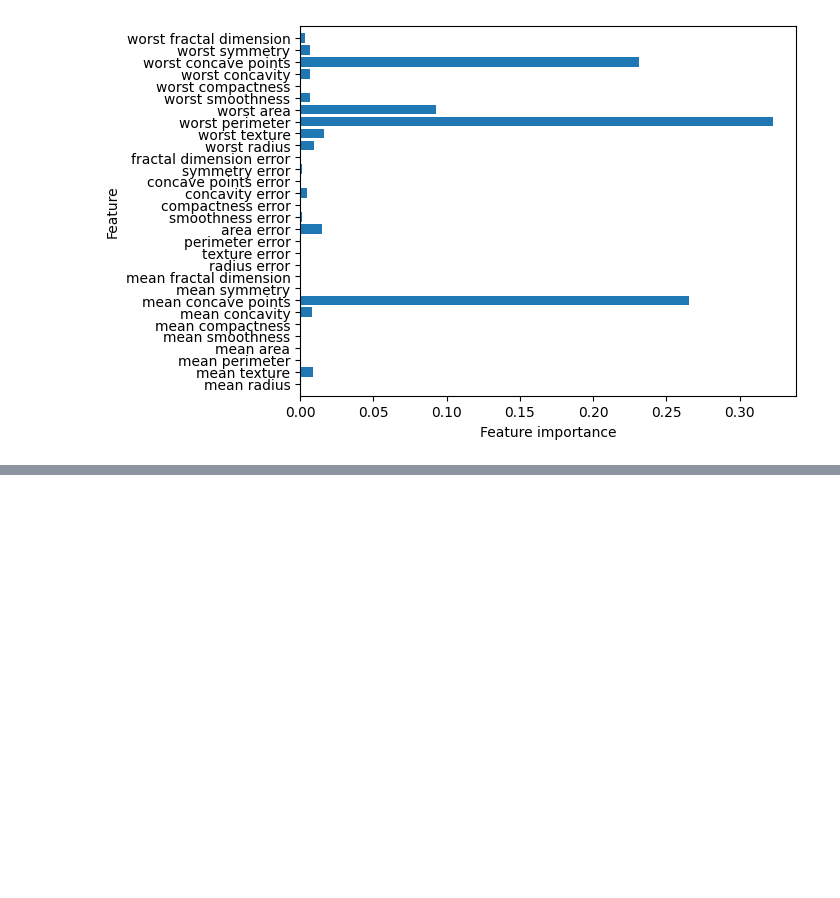
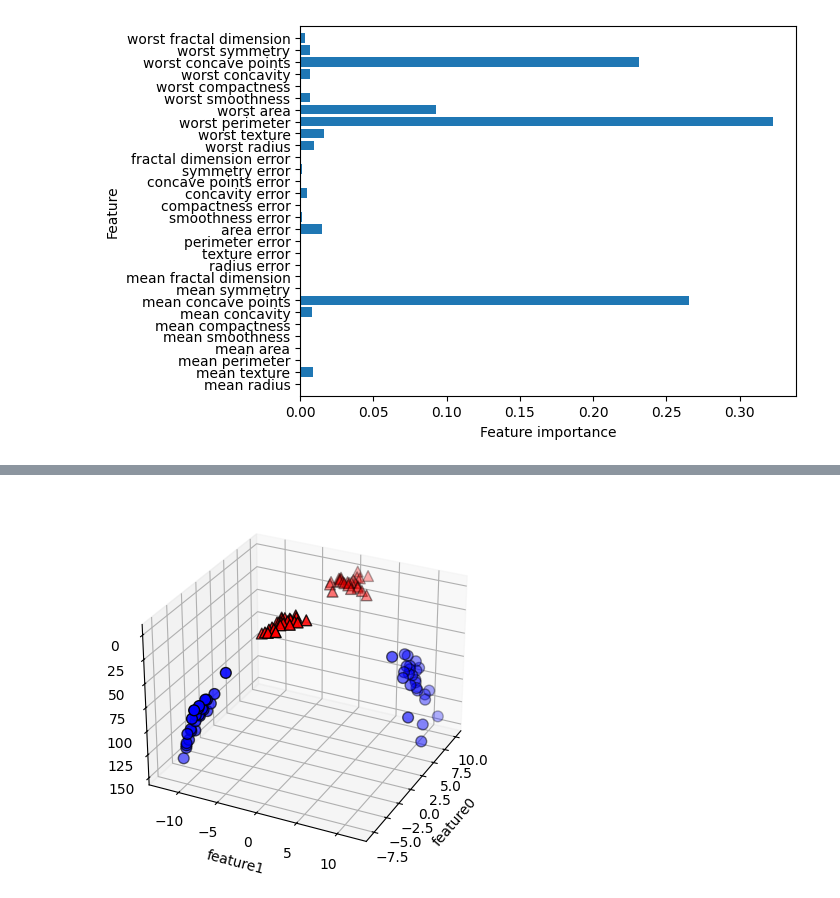
Before and after one commit to hugoangeles0810/introduction_to_ml_with_python, a Jupyter notebook: notebooks/chapter_02/Supervised Machine Learning.ipynb, the cells around one changed output, grey strips where cells are left out. Cells and saved outputs as stored; diff of their text form; code cells hidden in the pictures; blank space fills up the shorter version.

```diff
--- a/notebooks/chapter_02/Supervised Machine Learning.ipynb
+++ b/notebooks/chapter_02/Supervised Machine Learning.ipynb
@@ -721,0 +745,27 @@ plot_feature_importances_cancer(gbrt)
+# %%
+   # add the squared second feature
+   X_new = np.hstack([X, X[:, 1:] ** 2])
+
+   from mpl_toolkits.mplot3d import Axes3D
+
+   figure = plt.figure()
+   # visualize in 3D - modern way
+   ax = figure.add_subplot(111, projection='3d')
+   ax.view_init(elev=-152, azim=-26)
+
+   # plot first all the points with y == 0, then all with y == 1
+   mask = y == 0
+
+   ax.scatter(X_new[mask, 0], X_new[mask, 1], X_new[mask, 2], c='b',
+              s=60, edgecolor='k')
+
+   ax.scatter(X_new[~mask, 0], X_new[~mask, 1], X_new[~mask, 2], c='r', marker='^',
+              s=60, edgecolor='k')
+
+   ax.set_xlabel("feature0")
+   ax.set_ylabel("feature1")
+   ax.set_zlabel("feature1 ** 2")
+
+   plt.show()
+# %% [output]
+[figure, added]
```
Also changed, not shown: parts of 13 cells of this notebook.
